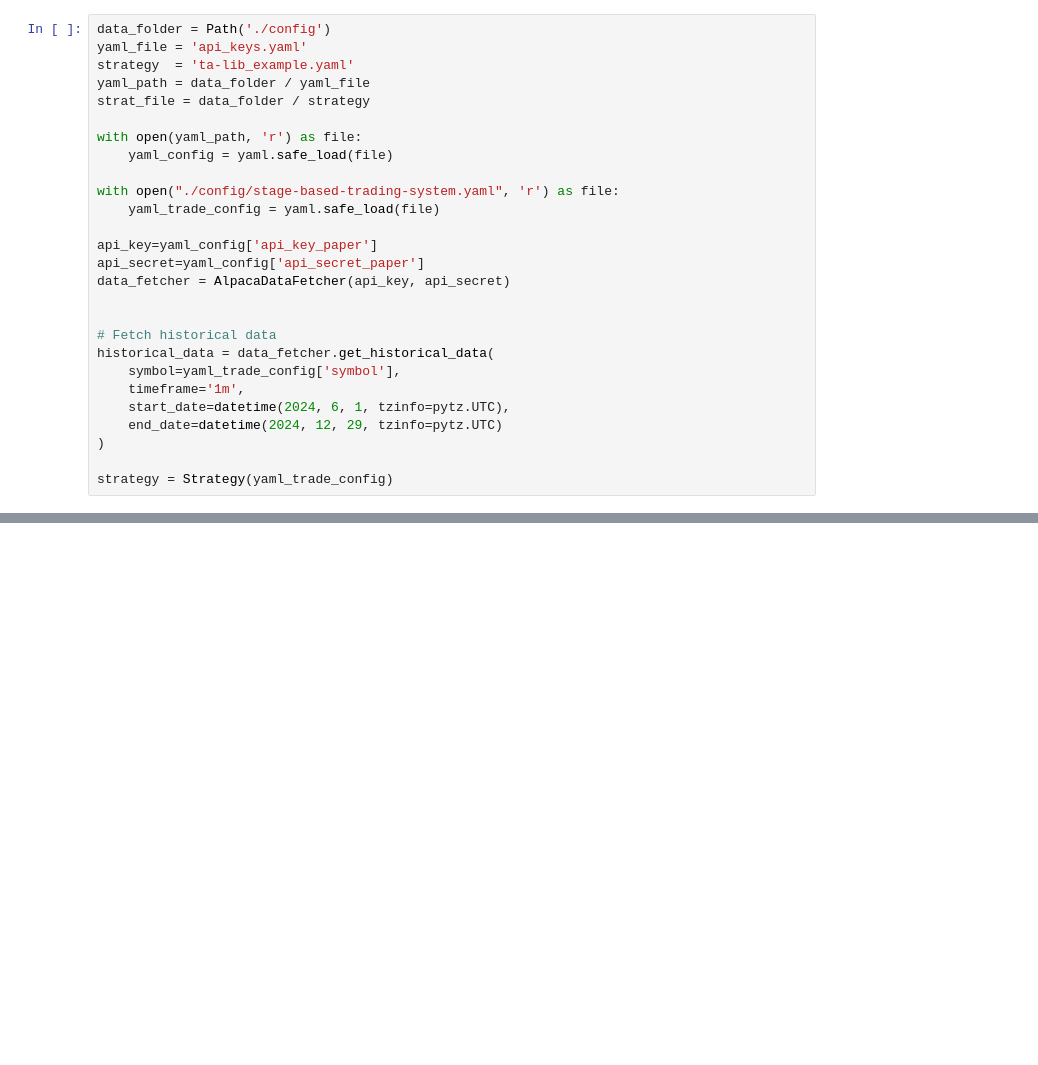
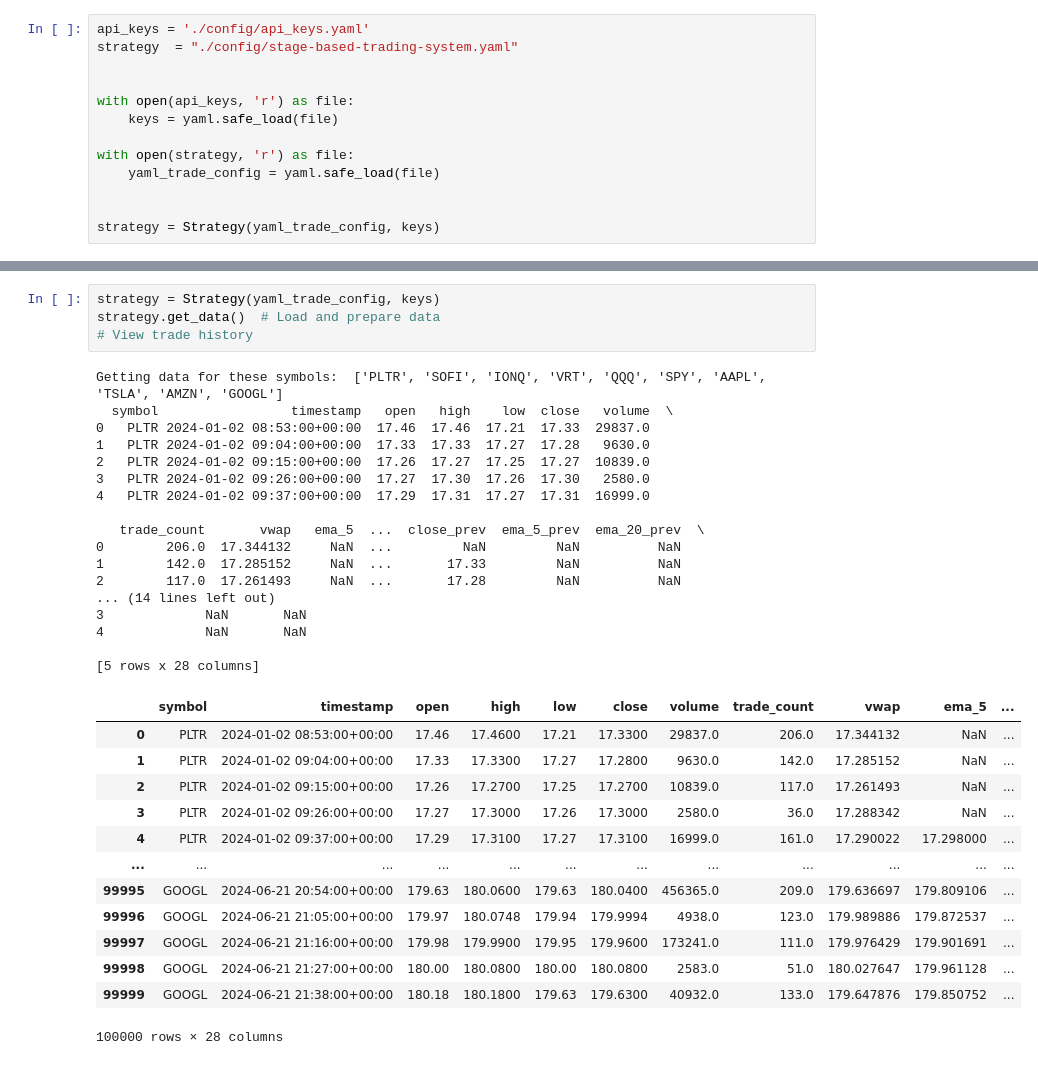
Before and after one commit to Fred-Macdo/true-bautist, a Jupyter notebook: signal_generation_test.ipynb, the cells around one changed output, grey strips where cells are left out. Cells and saved outputs as stored; diff of their text form; blank space fills up the shorter version.

Commit message:
Committing latest changes to Backtest, Strategy + Indicators ok.

```diff
--- a/signal_generation_test.ipynb
+++ b/signal_generation_test.ipynb
@@ -303,30 +13,16 @@ class Strategy:
-# %%
-data_folder = Path('./config')
-yaml_file = 'api_keys.yaml'
-strategy  = 'ta-lib_example.yaml'
-yaml_path = data_folder / yaml_file
-strat_file = data_folder / strategy
-
-with open(yaml_path, 'r') as file:
-    yaml_config = yaml.safe_load(file)
-
-with open("./config/stage-based-trading-system.yaml", 'r') as file:
-    yaml_trade_config = yaml.safe_load(file)
-
-api_key=yaml_config['api_key_paper']
-api_secret=yaml_config['api_secret_paper']
-data_fetcher = AlpacaDataFetcher(api_key, api_secret)
-
-
-# Fetch historical data
-historical_data = data_fetcher.get_historical_data(
-    symbol=yaml_trade_config['symbol'],
-    timeframe='1m',
-    start_date=datetime(2024, 6, 1, tzinfo=pytz.UTC),
-    end_date=datetime(2024, 12, 29, tzinfo=pytz.UTC)
-)
-
-strategy = Strategy(yaml_trade_config)
+# %%
+api_keys = './config/api_keys.yaml'
+strategy  = "./config/stage-based-trading-system.yaml"
+
+
+with open(api_keys, 'r') as file:
+    keys = yaml.safe_load(file)
+
+with open(strategy, 'r') as file:
+    yaml_trade_config = yaml.safe_load(file)
+
+
+strategy = Strategy(yaml_trade_config, keys)
 # %%
 strategy.config
 # %% [output]
@@ -347,4 +43,39 @@ strategy.config
   {'name': 'RSI', 'params': {'period': 14}},
   {'name': 'BBANDS', 'params': {'period': 20, 'std_dev': 2}},
   {'name': 'ATR', 'params': {'period': 14}}]}
+# %%
+strategy = Strategy(yaml_trade_config, keys)
+strategy.get_data()  # Load and prepare data
+# View trade history
+# %% [output]
+Getting data for these symbols:  ['PLTR', 'SOFI', 'IONQ', 'VRT', 'QQQ', 'SPY', 'AAPL', 'TSLA', 'AMZN', 'GOOGL']
+  symbol                 timestamp   open   high    low  close   volume  \
+0   PLTR 2024-01-02 08:53:00+00:00  17.46  17.46  17.21  17.33  29837.0
+1   PLTR 2024-01-02 09:04:00+00:00  17.33  17.33  17.27  17.28   9630.0
+2   PLTR 2024-01-02 09:15:00+00:00  17.26  17.27  17.25  17.27  10839.0
+3   PLTR 2024-01-02 09:26:00+00:00  17.27  17.30  17.26  17.30   2580.0
+4   PLTR 2024-01-02 09:37:00+00:00  17.29  17.31  17.27  17.31  16999.0
+
+   trade_count       vwap   ema_5  ...  close_prev  ema_5_prev  ema_20_prev  \
+0        206.0  17.344132     NaN  ...         NaN         NaN          NaN
+1        142.0  17.285152     NaN  ...       17.33         NaN          NaN
+2        117.0  17.261493     NaN  ...       17.28         NaN          NaN
+... (14 lines left out)
+3             NaN       NaN
+4             NaN       NaN
+
+[5 rows x 28 columns]
+|  | symbol | timestamp | open | high | low | close | volume | trade_count | vwap | ema_5 | ... |
+| 0 | PLTR | 2024-01-02 08:53:00+00:00 | 17.46 | 17.4600 | 17.21 | 17.3300 | 29837.0 | 206.0 | 17.344132 | NaN | ... |
+| 1 | PLTR | 2024-01-02 09:04:00+00:00 | 17.33 | 17.3300 | 17.27 | 17.2800 | 9630.0 | 142.0 | 17.285152 | NaN | ... |
+| 2 | PLTR | 2024-01-02 09:15:00+00:00 | 17.26 | 17.2700 | 17.25 | 17.2700 | 10839.0 | 117.0 | 17.261493 | NaN | ... |
+| 3 | PLTR | 2024-01-02 09:26:00+00:00 | 17.27 | 17.3000 | 17.26 | 17.3000 | 2580.0 | 36.0 | 17.288342 | NaN | ... |
+| 4 | PLTR | 2024-01-02 09:37:00+00:00 | 17.29 | 17.3100 | 17.27 | 17.3100 | 16999.0 | 161.0 | 17.290022 | 17.298000 | ... |
+| ... | ... | ... | ... | ... | ... | ... | ... | ... | ... | ... | ... |
+| 99995 | GOOGL | 2024-06-21 20:54:00+00:00 | 179.63 | 180.0600 | 179.63 | 180.0400 | 456365.0 | 209.0 | 179.636697 | 179.809106 | ... |
+| 99996 | GOOGL | 2024-06-21 21:05:00+00:00 | 179.97 | 180.0748 | 179.94 | 179.9994 | 4938.0 | 123.0 | 179.989886 | 179.872537 | ... |
+| 99997 | GOOGL | 2024-06-21 21:16:00+00:00 | 179.98 | 179.9900 | 179.95 | 179.9600 | 173241.0 | 111.0 | 179.976429 | 179.901691 | ... |
+| 99998 | GOOGL | 2024-06-21 21:27:00+00:00 | 180.00 | 180.0800 | 180.00 | 180.0800 | 2583.0 | 51.0 | 180.027647 | 179.961128 | ... |
+| 99999 | GOOGL | 2024-06-21 21:38:00+00:00 | 180.18 | 180.1800 | 179.63 | 179.6300 | 40932.0 | 133.0 | 179.647876 | 179.850752 | ... |
+100000 rows × 28 columns
 # %%
```
Also changed, not shown: parts of 29 cells of this notebook, 4 other files.
